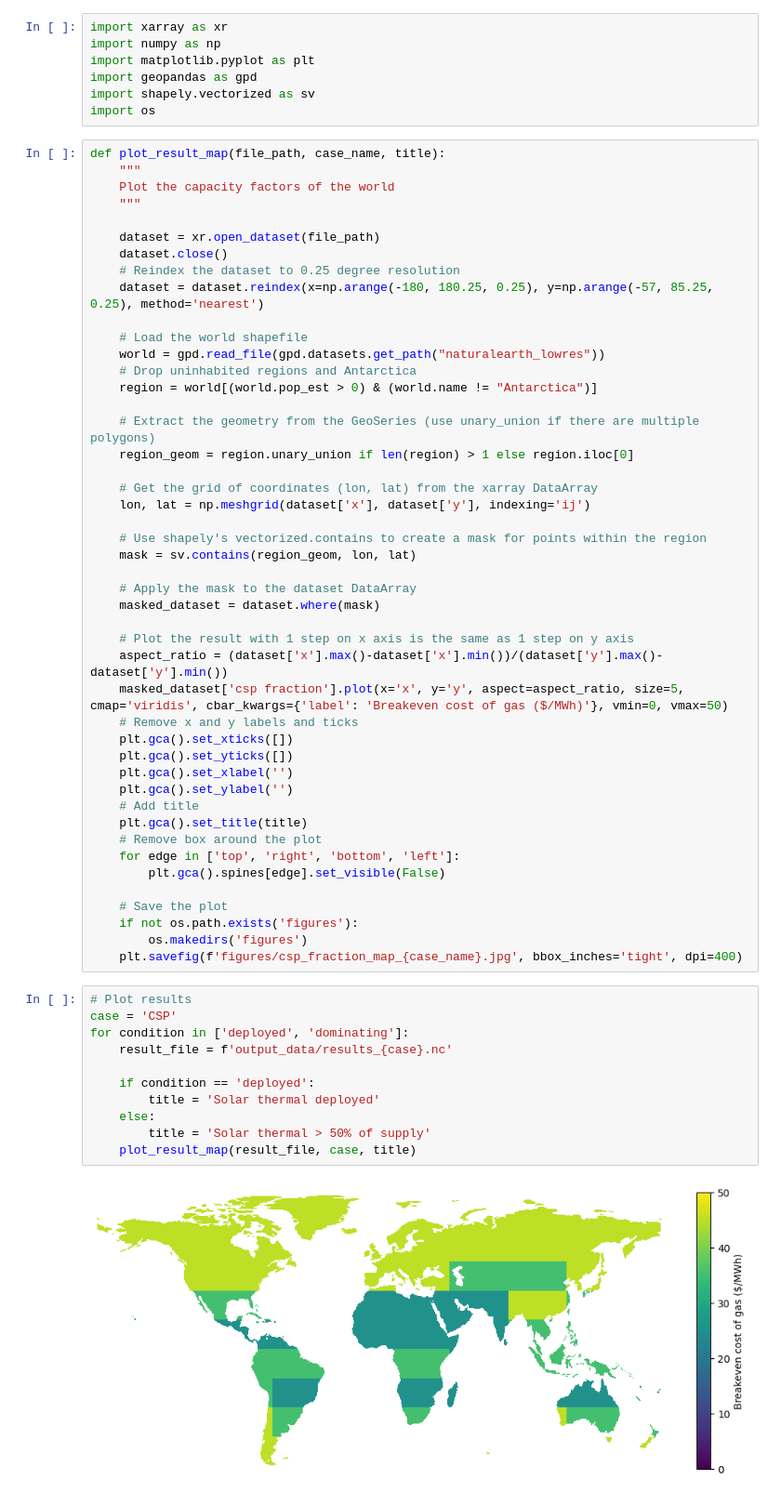
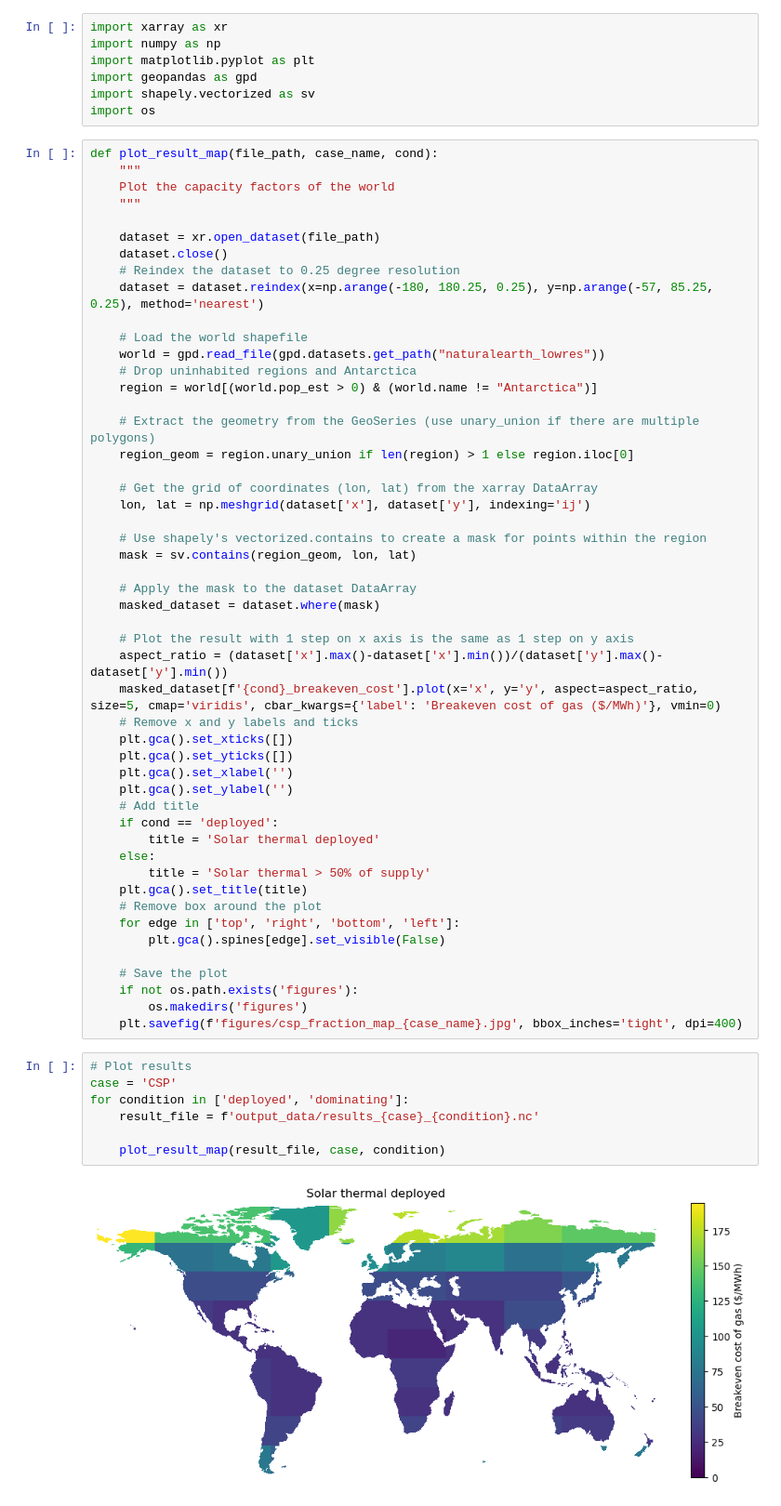
Before and after one commit to carnegie/clab_concentrated_solar, a Jupyter notebook: plot_result_map.ipynb, the cells around one changed output. Shown at 93% size. Drawn from its saved outputs; the diff is of its cells as text.

Commit message:
Deployed/dominating cases

```diff
--- a/plot_result_map.ipynb
+++ b/plot_result_map.ipynb
@@ -6,7 +6,7 @@ import geopandas as gpd
 import shapely.vectorized as sv
 import os
 # %%
-def plot_result_map(file_path, case_name, title):
+def plot_result_map(file_path, case_name, cond):
     """
     Plot the capacity factors of the world
     """
@@ -35,13 +35,17 @@ def plot_result_map(file_path, case_name, title):
 
     # Plot the result with 1 step on x axis is the same as 1 step on y axis
     aspect_ratio = (dataset['x'].max()-dataset['x'].min())/(dataset['y'].max()-dataset['y'].min())
-    masked_dataset['csp fraction'].plot(x='x', y='y', aspect=aspect_ratio, size=5, cmap='viridis', cbar_kwargs={'label': 'Breakeven cost of gas ($/MWh)'}, vmin=0, vmax=50)
+    masked_dataset[f'{cond}_breakeven_cost'].plot(x='x', y='y', aspect=aspect_ratio, size=5, cmap='viridis', cbar_kwargs={'label': 'Breakeven cost of gas ($/MWh)'}, vmin=0)
     # Remove x and y labels and ticks
     plt.gca().set_xticks([])
     plt.gca().set_yticks([])
     plt.gca().set_xlabel('')
     plt.gca().set_ylabel('')
     # Add title
+    if cond == 'deployed':
+        title = 'Solar thermal deployed'
+    else:
+        title = 'Solar thermal > 50% of supply'
     plt.gca().set_title(title)
     # Remove box around the plot
     for edge in ['top', 'right', 'bottom', 'left']:
@@ -54,13 +58,9 @@ def plot_result_map(file_path, case_name, title):
 # %%
 # Plot results
 case = 'CSP'
 for condition in ['deployed', 'dominating']:
-    result_file = f'output_data/results_{case}.nc'
+    result_file = f'output_data/results_{case}_{condition}.nc'
 
-    if condition == 'deployed':
-        title = 'Solar thermal deployed'
-    else:
-        title = 'Solar thermal > 50% of supply'
-    plot_result_map(result_file, case, title)
+    plot_result_map(result_file, case, condition)
 # %% [output]
-[figure, old version]
+[figure, new version]
```
Also changed, not shown: parts of 1 cell of this notebook, 3 other files.
